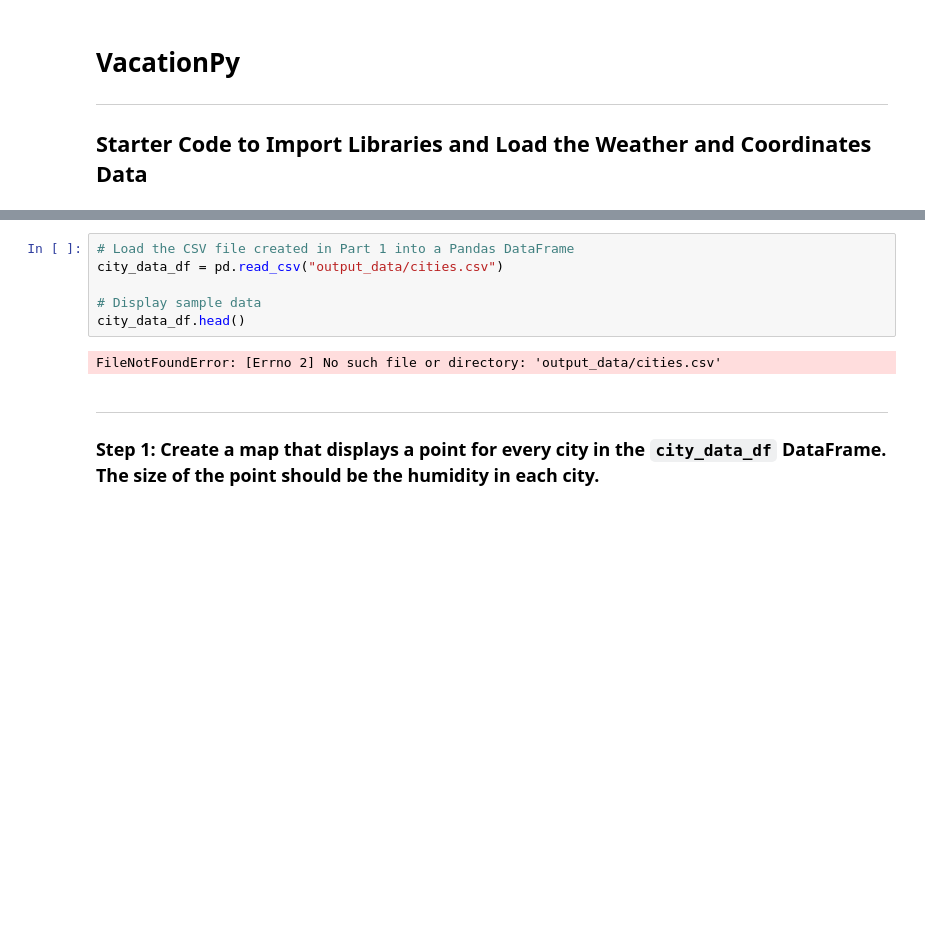
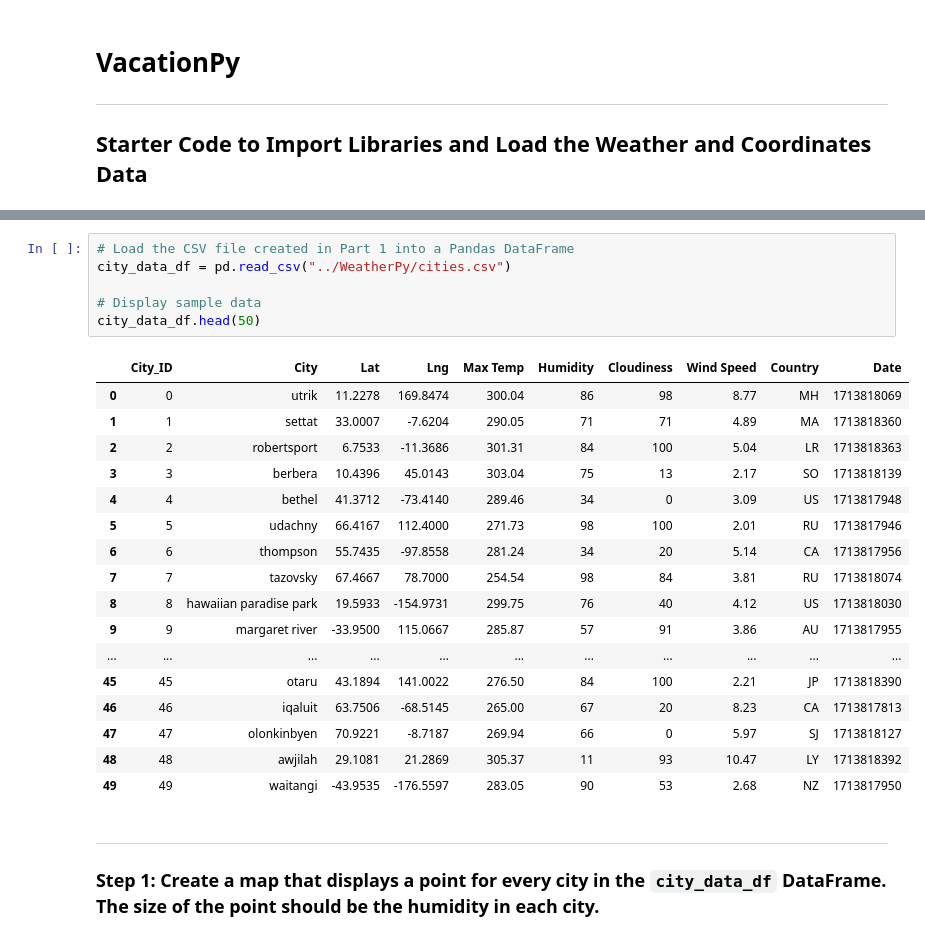
Before and after one commit to kneal23/python-api-challenge, a Jupyter notebook: VacationPy.ipynb, the cells around one changed output, grey strips where cells are left out. Drawn from its saved outputs; the diff is of its cells as text; blank space fills up the shorter version.

```diff
--- a/VacationPy.ipynb
+++ b/VacationPy.ipynb
@@ -17,12 +17,28 @@ from api_keys import geoapify_key
 [interactive output not drawn]
 # %%
 # Load the CSV file created in Part 1 into a Pandas DataFrame
-city_data_df = pd.read_csv("output_data/cities.csv")
+city_data_df = pd.read_csv("../WeatherPy/cities.csv")
 
 # Display sample data
-city_data_df.head()
+city_data_df.head(50)
 # %% [output]
-FileNotFoundError: [Errno 2] No such file or directory: 'output_data/cities.csv'
+|  | City_ID | City | Lat | Lng | Max Temp | Humidity | Cloudiness | Wind Speed | Country | Date |
+| 0 | 0 | utrik | 11.2278 | 169.8474 | 300.04 | 86 | 98 | 8.77 | MH | 1713818069 |
+| 1 | 1 | settat | 33.0007 | -7.6204 | 290.05 | 71 | 71 | 4.89 | MA | 1713818360 |
+| 2 | 2 | robertsport | 6.7533 | -11.3686 | 301.31 | 84 | 100 | 5.04 | LR | 1713818363 |
+| 3 | 3 | berbera | 10.4396 | 45.0143 | 303.04 | 75 | 13 | 2.17 | SO | 1713818139 |
+| 4 | 4 | bethel | 41.3712 | -73.4140 | 289.46 | 34 | 0 | 3.09 | US | 1713817948 |
+| 5 | 5 | udachny | 66.4167 | 112.4000 | 271.73 | 98 | 100 | 2.01 | RU | 1713817946 |
+| 6 | 6 | thompson | 55.7435 | -97.8558 | 281.24 | 34 | 20 | 5.14 | CA | 1713817956 |
+| 7 | 7 | tazovsky | 67.4667 | 78.7000 | 254.54 | 98 | 84 | 3.81 | RU | 1713818074 |
+| 8 | 8 | hawaiian paradise park | 19.5933 | -154.9731 | 299.75 | 76 | 40 | 4.12 | US | 1713818030 |
+| 9 | 9 | margaret river | -33.9500 | 115.0667 | 285.87 | 57 | 91 | 3.86 | AU | 1713817955 |
+| ... | ... | ... | ... | ... | ... | ... | ... | ... | ... | ... |
+| 45 | 45 | otaru | 43.1894 | 141.0022 | 276.50 | 84 | 100 | 2.21 | JP | 1713818390 |
+| 46 | 46 | iqaluit | 63.7506 | -68.5145 | 265.00 | 67 | 20 | 8.23 | CA | 1713817813 |
+| 47 | 47 | olonkinbyen | 70.9221 | -8.7187 | 269.94 | 66 | 0 | 5.97 | SJ | 1713818127 |
+| 48 | 48 | awjilah | 29.1081 | 21.2869 | 305.37 | 11 | 93 | 10.47 | LY | 1713818392 |
+| 49 | 49 | waitangi | -43.9535 | -176.5597 | 283.05 | 90 | 53 | 2.68 | NZ | 1713817950 |
 # %% [markdown]
 ---
 
```
Also changed, not shown: parts of 7 cells of this notebook.
